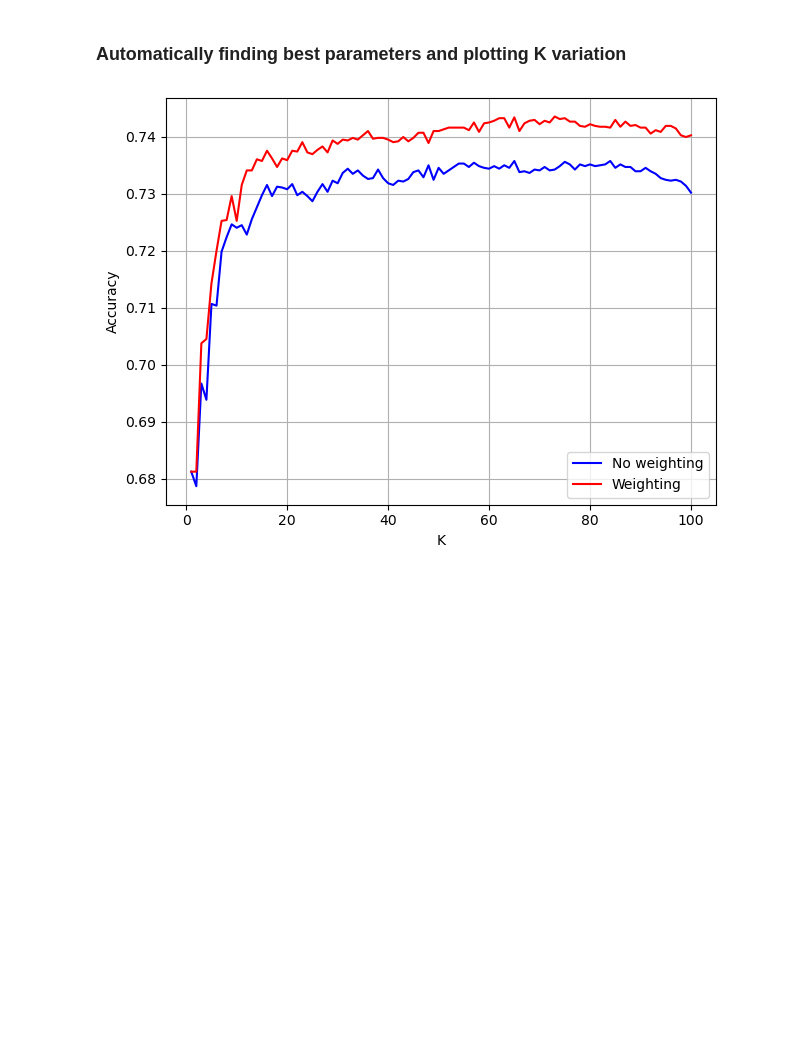
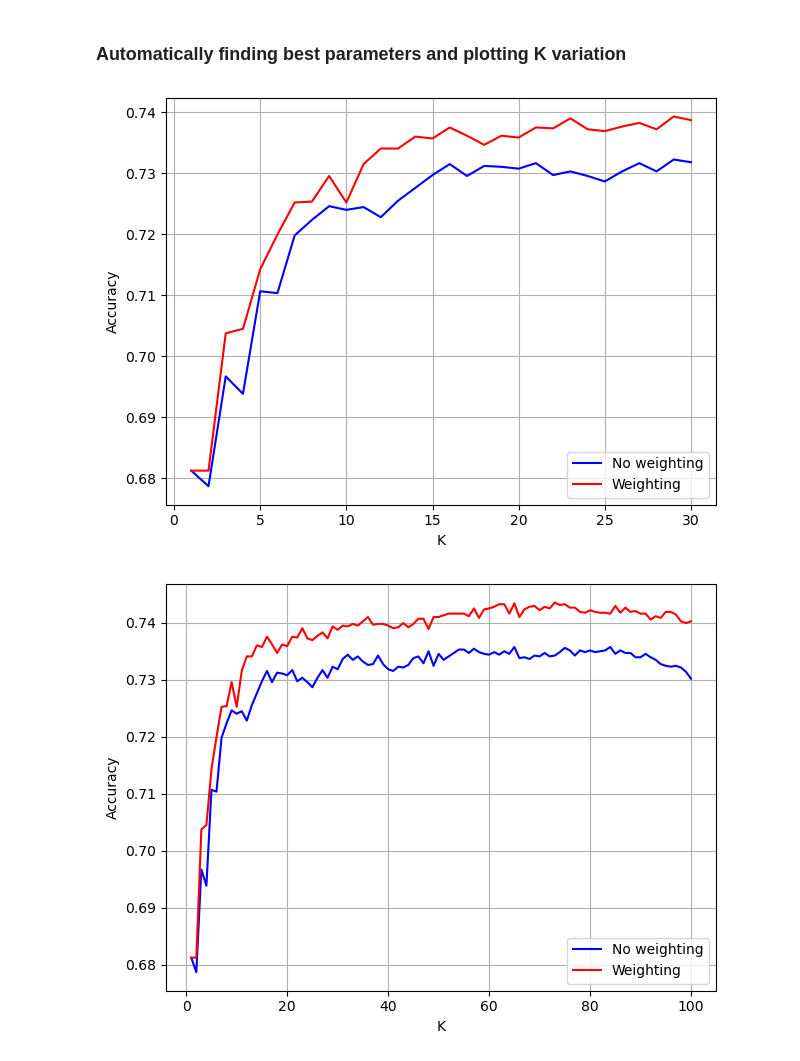
Before and after one commit to latorware/PortugalBankMarketingCampaign-MD, a Jupyter notebook: Scripts/KNN.ipynb, the cells around one changed output. Saved outputs shown, nothing was run; the diff lists cells and outputs as text; code cells hidden in the pictures; blank space fills up the shorter version.

```diff
--- a/Scripts/KNN.ipynb
+++ b/Scripts/KNN.ipynb
@@ -152,6 +163,27 @@ Accuracy 7 neighbours and distance weighting: 0.7252159956058006
 Accuracy 9 neighbours and distance weighting: 0.7295653974814394
 # %% [markdown]
 ### Automatically finding best parameters and plotting K variation
+# %%
+lr = []
+for ki in range(1,31,1):
+    cv_scores = cross_val_score(nb.KNeighborsClassifier(n_neighbors=ki), X=trainingInput, y=trainingOutput, cv=10)
+    lr.append(np.mean(cv_scores))
+plt.plot(range(1,31,1),lr,'b',label='No weighting')
+
+lr = []
+for ki in range(1,31,1):
+    cv_scores = cross_val_score(nb.KNeighborsClassifier(n_neighbors=ki, weights='distance'), X=trainingInput, y=trainingOutput, cv=10)
+    lr.append(np.mean(cv_scores))
+plt.plot(range(1,31,1),lr,'r',label='Weighting')
+plt.xlabel('K')
+plt.ylabel('Accuracy')
+plt.legend(loc='lower right')
+plt.grid()
+plt.tight_layout()
+
+plt.show()
+# %% [output]
+[figure, added]
 # %%
 lr = []
 for ki in range(1,101,1):
```
Also changed, not shown: parts of 8 cells of this notebook, 1 other file.
